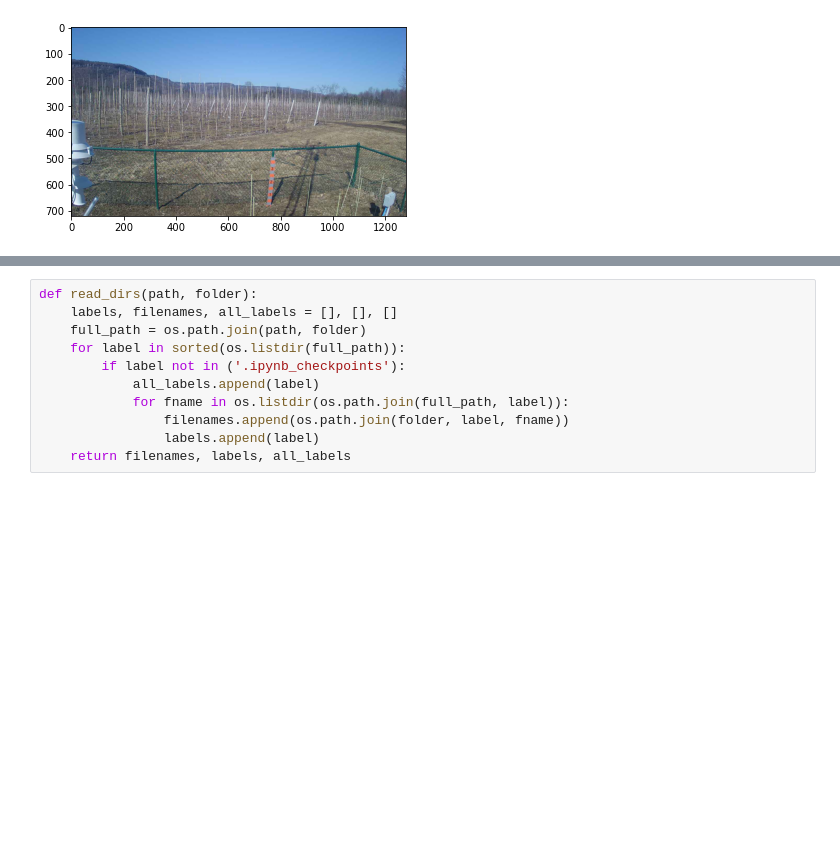
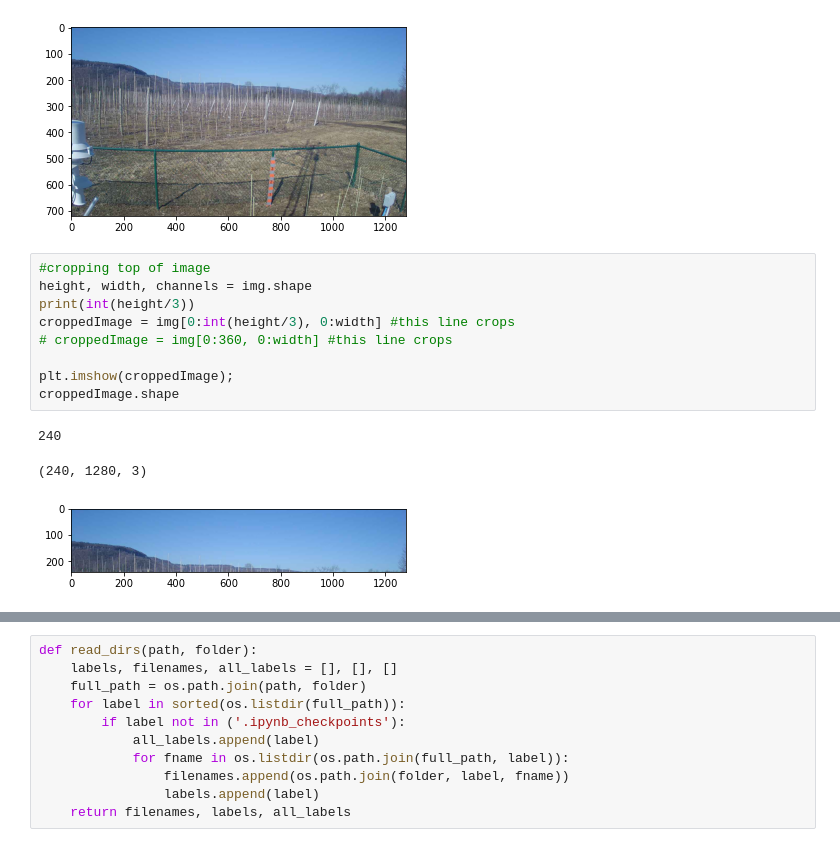
Before and after one commit to arnoldas500/clouds_detection, a Jupyter notebook: cloud_classifier.ipynb, the cells around one changed output, grey strips where cells are left out. Drawn from its saved outputs; the diff is of its cells as text; blank space fills up the shorter version.

Commit message:
cropping top 1/3 of image

```diff
--- a/cloud_classifier.ipynb
+++ b/cloud_classifier.ipynb
@@ -63,3 +63,16 @@ img.shape
 # %% [output]
 (720, 1280, 3)
 [figure]
+# %%
+#cropping top of image
+height, width, channels = img.shape
+print(int(height/3))
+croppedImage = img[0:int(height/3), 0:width] #this line crops
+# croppedImage = img[0:360, 0:width] #this line crops
+
+plt.imshow(croppedImage);
+croppedImage.shape
+# %% [output]
+240
+(240, 1280, 3)
+[figure, added]
```
Also changed, not shown: parts of 12 cells of this notebook.
